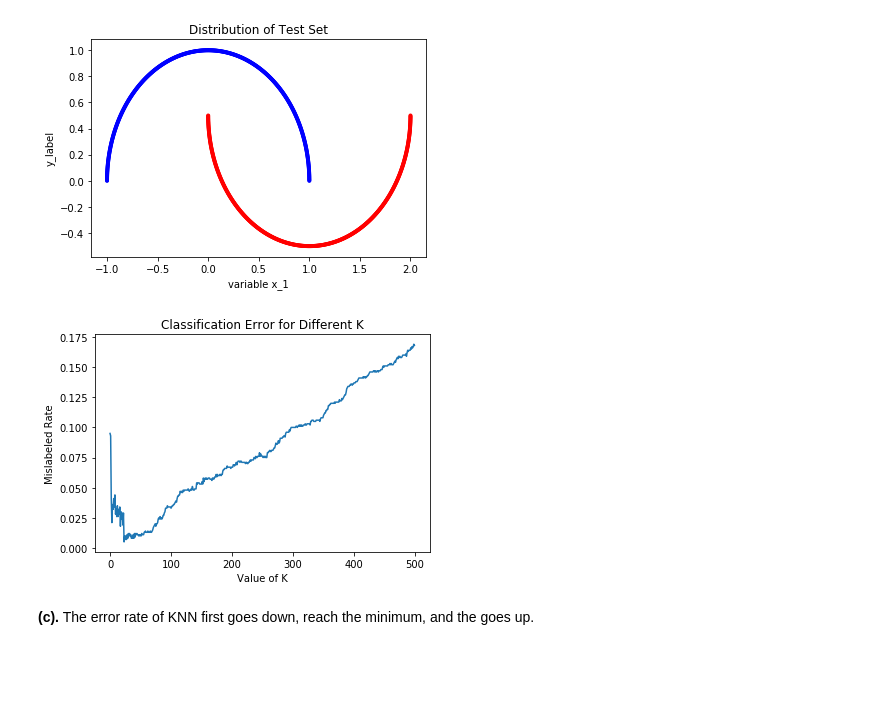
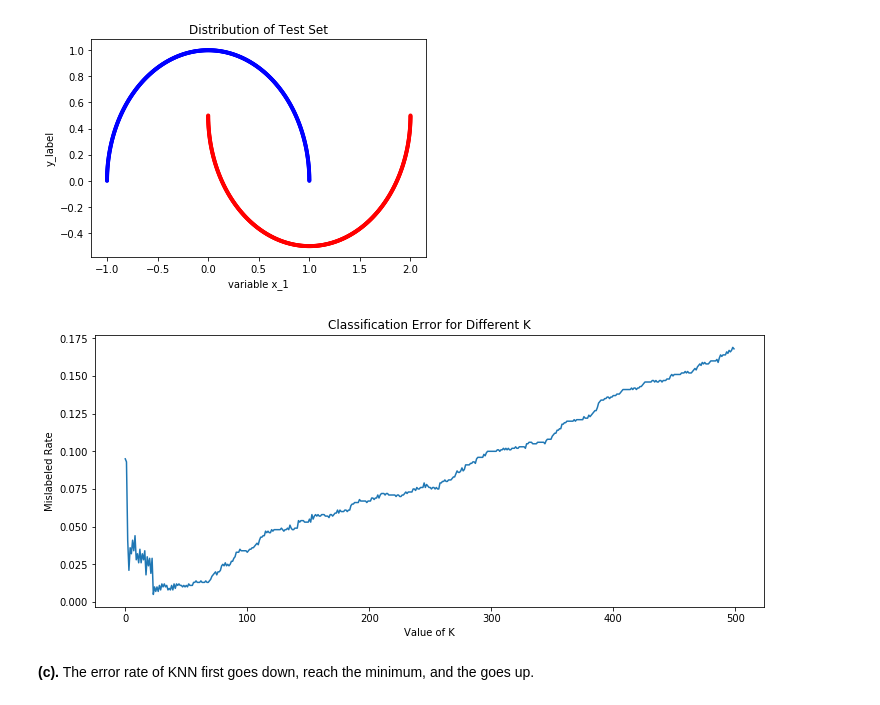
Before and after one commit to ywang512/ids705, a Jupyter notebook: assignments/Assignment_2_Answer.ipynb, the cells around one changed output. Cells and saved outputs as stored; diff of their text form; code cells hidden in the pictures; blank space fills up the shorter version.

```diff
--- a/assignments/Assignment_2_Answer.ipynb
+++ b/assignments/Assignment_2_Answer.ipynb
@@ -391,26 +413,26 @@ plt.show()
 # %%
 ### b
 def KNN_ERR(k, x_train, y_train, x_test, y_test):
     '''Assume the input k s a 1-d np.array'''
     ERR = []
     for i in k:
         knn = KNeighborsClassifier(n_neighbors=i)
         knn.fit(x_train, y_train)
         pre = knn.predict(x_test)
         err = accuracy(y_test, pre)
         ERR.append(1-err)
     return ERR
 
 k = np.arange(1,501,1)
 ERR = KNN_ERR(k, x, y, test_x, test_y)
-#fig = plt.figure(figsize = (16, 8))
+fig = plt.figure(figsize = (12, 5))
 plt.plot(ERR, '-')
 plt.title("Classification Error for Different K")
 plt.xlabel("Value of K")
 plt.ylabel("Mislabeled Rate")
 plt.show()
 # %% [output]
-[figure, old version]
+[figure, new version]
 # %% [markdown]
 **(c).** The error rate of KNN first goes down, reach the minimum, and the goes up.
 # %% [markdown]
```
Also changed, not shown: parts of 16 cells of this notebook, 1 other file.
